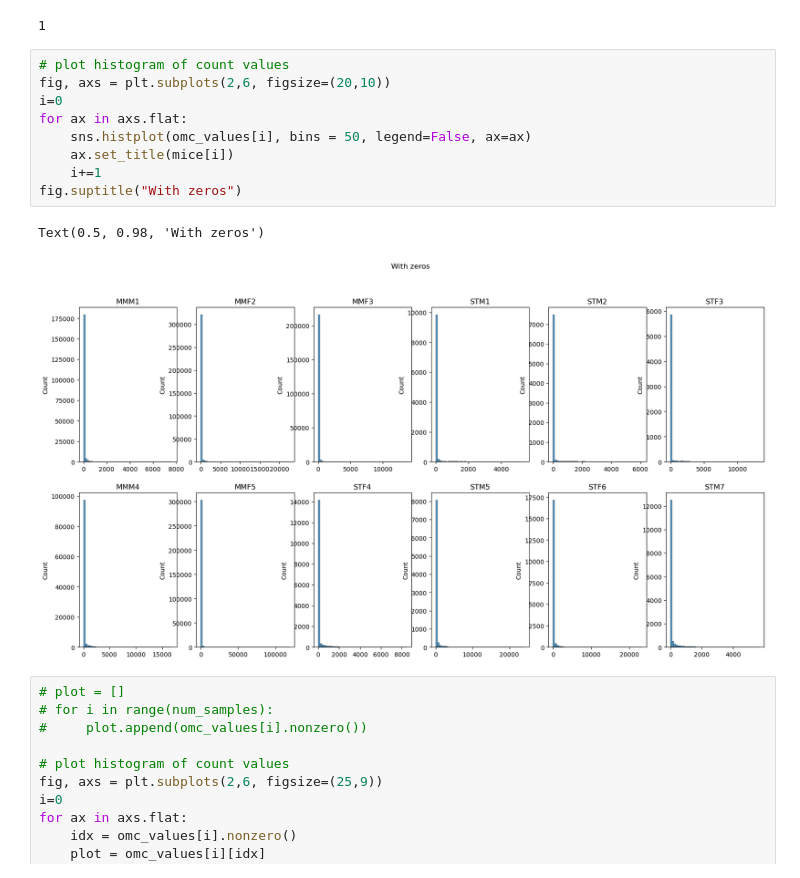
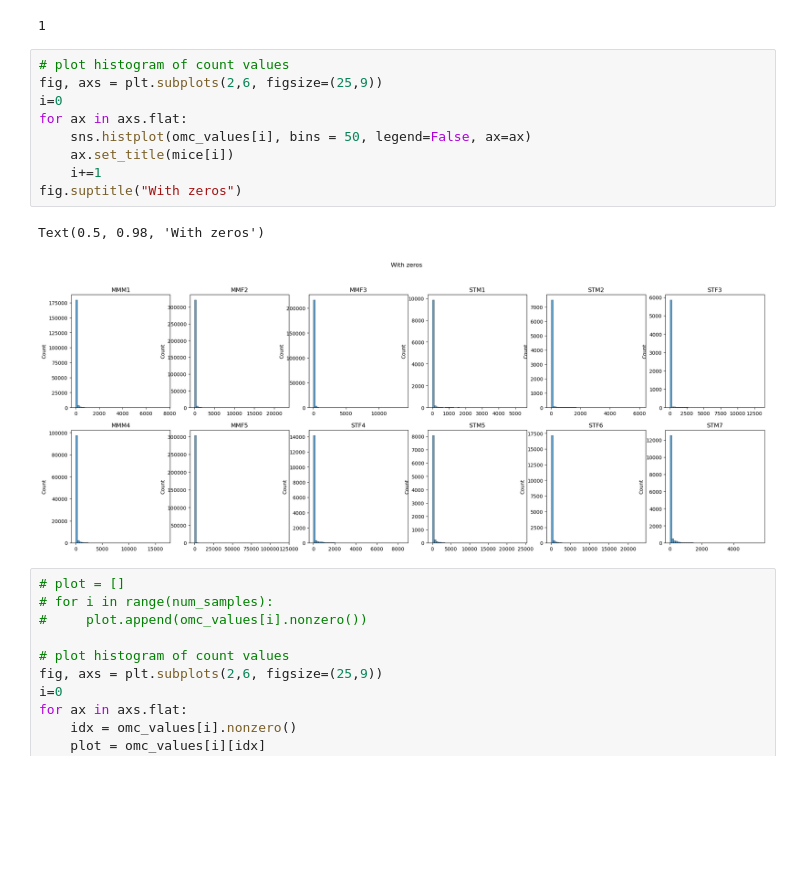
Before and after one commit to eisko/MAPseq_analysis, a Jupyter notebook: cell visualization testing.ipynb, the cells around one changed output. Cells and saved outputs as stored; diff of their text form; blank space fills up the shorter version.

```diff
--- a/cell visualization testing.ipynb
+++ b/cell visualization testing.ipynb
@@ -151,16 +151,16 @@ for i in range(num_samples):
 1
 # %%
 # plot histogram of count values
-fig, axs = plt.subplots(2,6, figsize=(20,10))
+fig, axs = plt.subplots(2,6, figsize=(25,9))
 i=0
 for ax in axs.flat:
     sns.histplot(omc_values[i], bins = 50, legend=False, ax=ax)
     ax.set_title(mice[i])
     i+=1
 fig.suptitle("With zeros")
 # %% [output]
 Text(0.5, 0.98, 'With zeros')
-[figure, old version]
+[figure, new version]
 # %%
 # plot = []
 # for i in range(num_samples):
```
Also changed, not shown: parts of 3 cells of this notebook.
